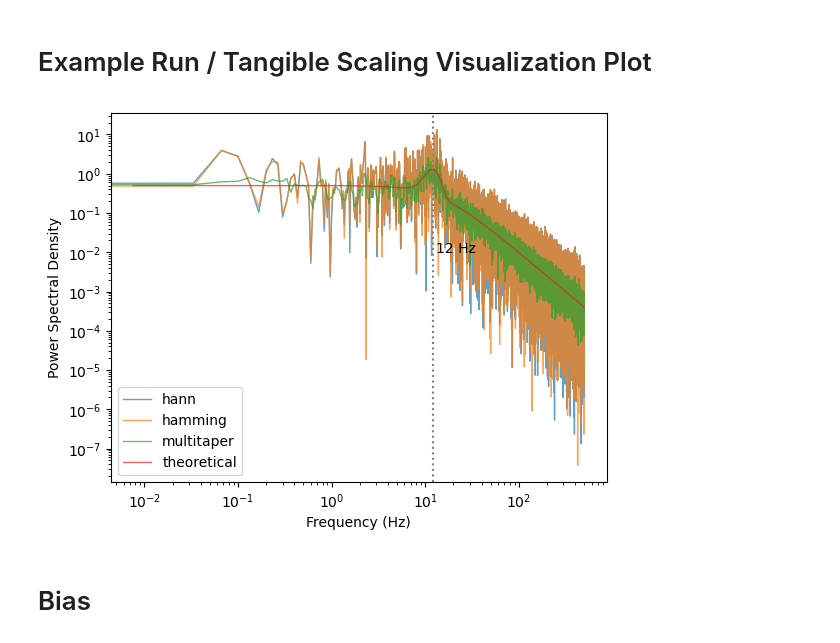
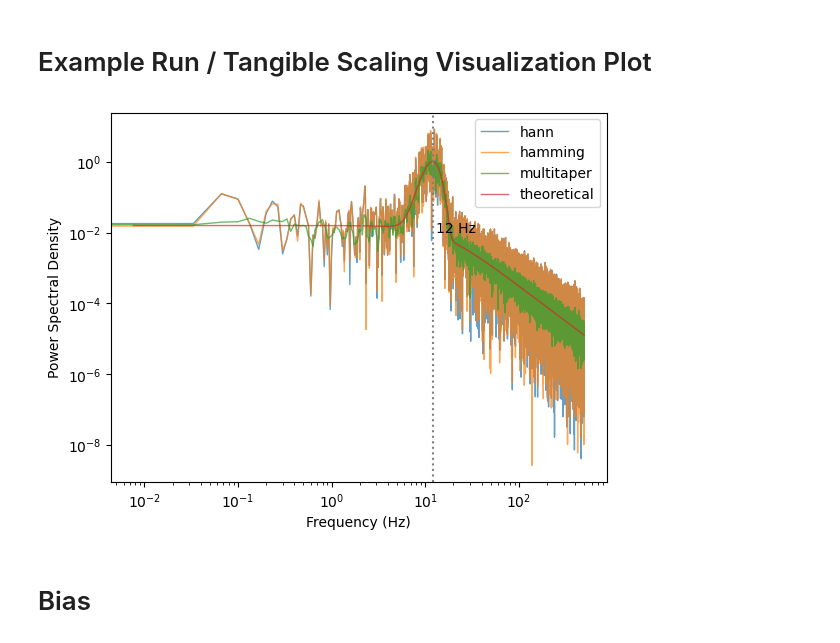
Before and after one commit to anika-kum/spectral-analysis-comparison, a Jupyter notebook: final_taper_comparison.ipynb, the cells around one changed output. Drawn from its saved outputs; the diff is of its cells as text; code cells hidden in the pictures.

```diff
--- a/final_taper_comparison.ipynb
+++ b/final_taper_comparison.ipynb
@@ -21,7 +21,7 @@ def generate_data(random_state = 42, duration=30):
         sampling_rate=1000,
         duration=duration,
         aperiodic_exponent=2.0,
-        aperiodic_offset=2.0,
+        aperiodic_offset=0.5,
         knee=200,
         peaks=[{'freq':12, 'amplitude': 1.0, 'sigma': 2.0}],
         average_firing_rate=0.0,
@@ -30,20 +30,18 @@ def generate_data(random_state = 42, duration=30):
         plot=False
     )
     return data.time_domain.combined_signal, data.frequency_domain
-
-data_td, data_fd = generate_data()
 # %% [markdown]
 # Single Taper (Package)
 # %%
 from scipy.signal import periodogram
-def single_taper(signal, taper_shape, fs=1000):
-    freqs, psd = periodogram(x=signal, window=taper_shape, fs=fs)
+def single_taper(signal, N, taper_shape, fs=1000):
+    freqs, psd = periodogram(x=signal, window=taper_shape, fs=fs, nfft=N, scaling='density')
     return freqs, psd # later should log freqs and 10*log(power) to get density
 # %% [markdown]
 # Multitaper
 # %%
 def multitaper(signal, TW = 1, fs=1000):
-    K = 2*TW-1
+    K = int(2*TW-1)
     mt = Multitaper(time_series = signal, sampling_frequency = fs, time_halfbandwidth_product=TW, n_tapers = K)
     connectivity = Connectivity.from_multitaper(mt)
     freqs = connectivity.frequencies
@@ -52,29 +50,32 @@ def multitaper(signal, TW = 1, fs=1000):
 # %% [markdown]
 # Example Run / Tangible Scaling Visualization Plot
 # %%
+data_td, data_fd = generate_data(random_state=42)
+
 theoretical_freqs_pos = data_fd.frequencies[data_fd.frequencies > 0]
 theoretical_psds_pos = data_fd.combined_spectrum[data_fd.frequencies > 0]
 
 window_length = 30
-freq_hann, psd_hann = single_taper(data_td, taper_shape='hann')
-freq_hamming, psd_hamming = single_taper(data_td, taper_shape='hamming')
+N = window_length*1000
+freq_hann, psd_hann = single_taper(data_td, N=N, taper_shape='hann')
+freq_hamming, psd_hamming = single_taper(data_td, N=N, taper_shape='hamming')
 freq_mt, psd_mt = multitaper(data_td, TW=3)
 
 
 plt.loglog(freq_hann, psd_hann, linewidth=1, alpha=0.7, label='hann')
 plt.loglog(freq_hamming, psd_hamming, linewidth=1, alpha=0.7, label='hamming')
 plt.loglog(freq_mt, psd_mt, linewidth=1, alpha=0.7, label='multitaper')
 plt.loglog(theoretical_freqs_pos, theoretical_psds_pos, linewidth=1, alpha=0.7, label='theoretical')
 
 plt.axvline(x=12, color='gray', linestyle=':', linewidth=1.5)
 plt.text(13, 0.01,'12 Hz')
 
 plt.xlabel('Frequency (Hz)')
 plt.ylabel('Power Spectral Density')
 plt.legend()
 plt.show()
 # %% [output]
-[figure, old version]
+[figure, new version]
 # %% [markdown]
 # Bias
 # %%
```
Also changed, not shown: parts of 6 cells of this notebook, 15 other files.
